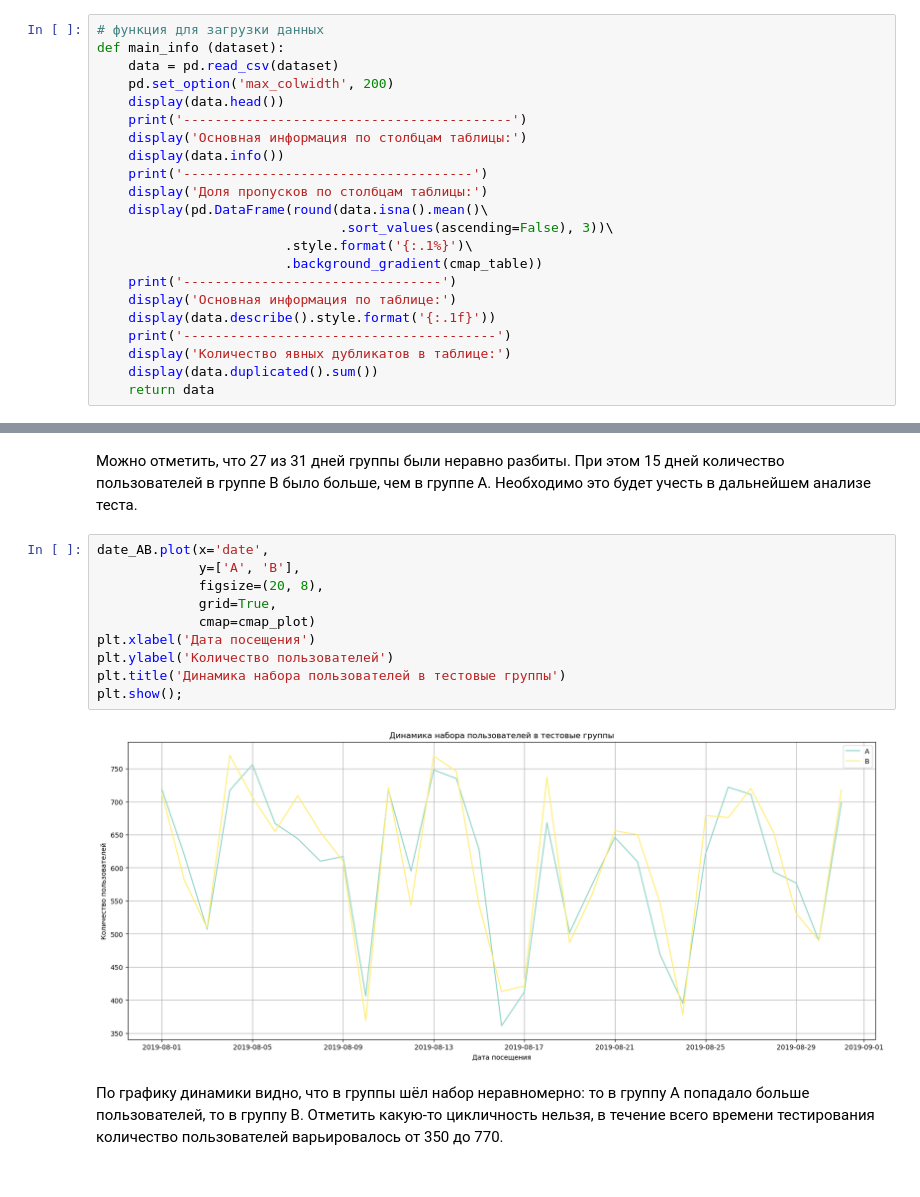
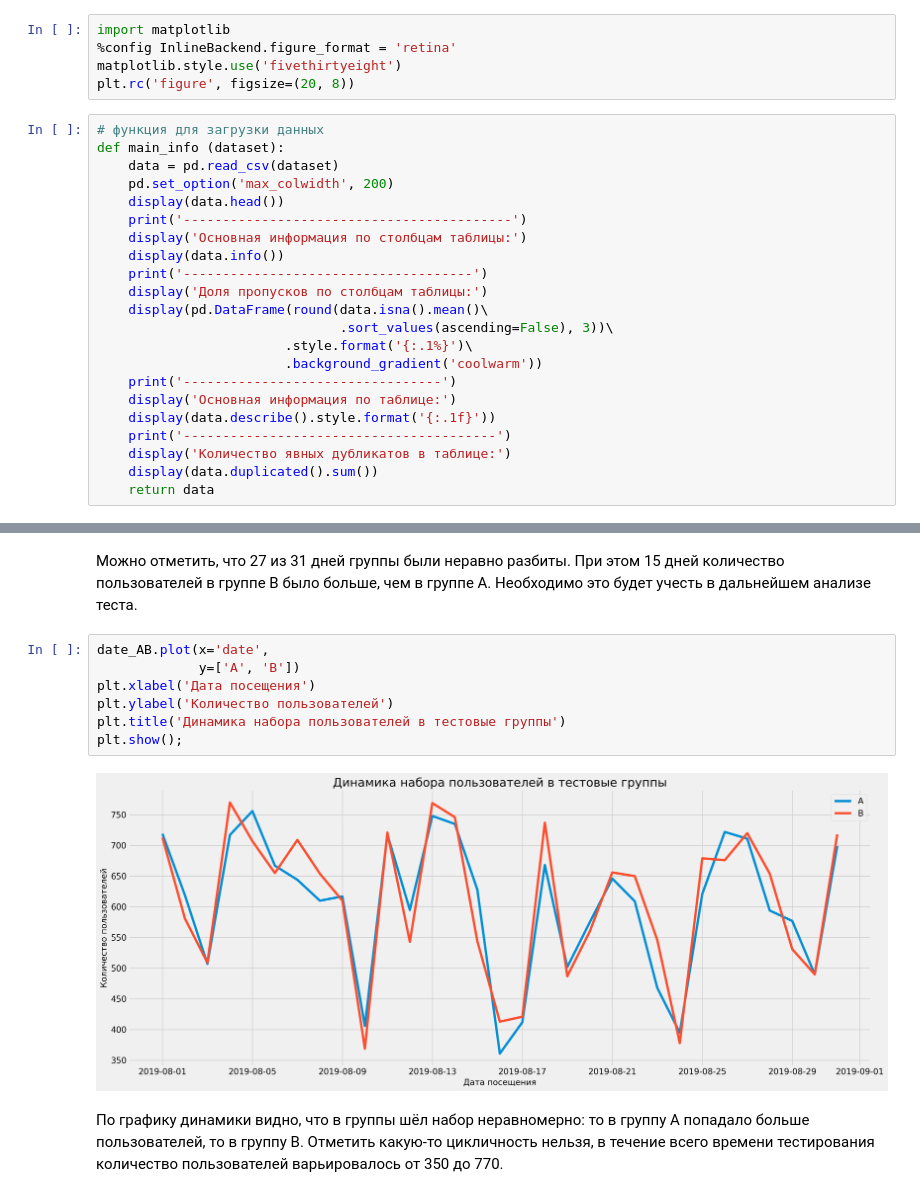
Before and after one commit to foxyrabbit1995/Yandex-Practicum-Project, a Jupyter notebook: 09.yandex_ab_test_online_store_project.ipynb, the cells around one changed output, grey strips where cells are left out. Drawn from its saved outputs; the diff is of its cells as text.

```diff
--- a/09.yandex_ab_test_online_store_project.ipynb
+++ b/09.yandex_ab_test_online_store_project.ipynb
@@ -71,3 +67,8 @@ cmap_plot = 'Set3'
+# %%
+import matplotlib
+%config InlineBackend.figure_format = 'retina'
+matplotlib.style.use('fivethirtyeight')
+plt.rc('figure', figsize=(20, 8))
 # %%
 # функция для загрузки данных
 def main_info (dataset):
@@ -82,7 +83,7 @@ def main_info (dataset):
     display(pd.DataFrame(round(data.isna().mean()\
                                .sort_values(ascending=False), 3))\
                         .style.format('{:.1%}')\
-                        .background_gradient(cmap_table))
+                        .background_gradient('coolwarm'))
     print('---------------------------------')
     display('Основная информация по таблице:')
     display(data.describe().style.format('{:.1f}'))
@@ -427,16 +428,13 @@ print('Количество дней, количество пользовате
 Можно отметить, что 27 из 31 дней группы были неравно разбиты. При этом 15 дней количество пользователей в группе В было больше, чем в группе А. Необходимо это будет учесть в дальнейшем анализе теста.
 # %%
 date_AB.plot(x='date',
-             y=['A', 'B'],
-             figsize=(20, 8),
-             grid=True,
-             cmap=cmap_plot)
+             y=['A', 'B'])
 plt.xlabel('Дата посещения')
 plt.ylabel('Количество пользователей')
 plt.title('Динамика набора пользователей в тестовые группы')
 plt.show();
 # %% [output]
-[figure, old version]
+[figure, new version]
 # %% [markdown]
 По графику динамики видно, что в группы шёл набор неравномерно: то в группу А попадало больше пользователей, то в группу В. Отметить какую-то цикличность нельзя, в течение всего времени тестирования количество пользователей варьировалось от 350 до 770.
 # %% [markdown]
```
Also changed, not shown: parts of 10 cells of this notebook.
